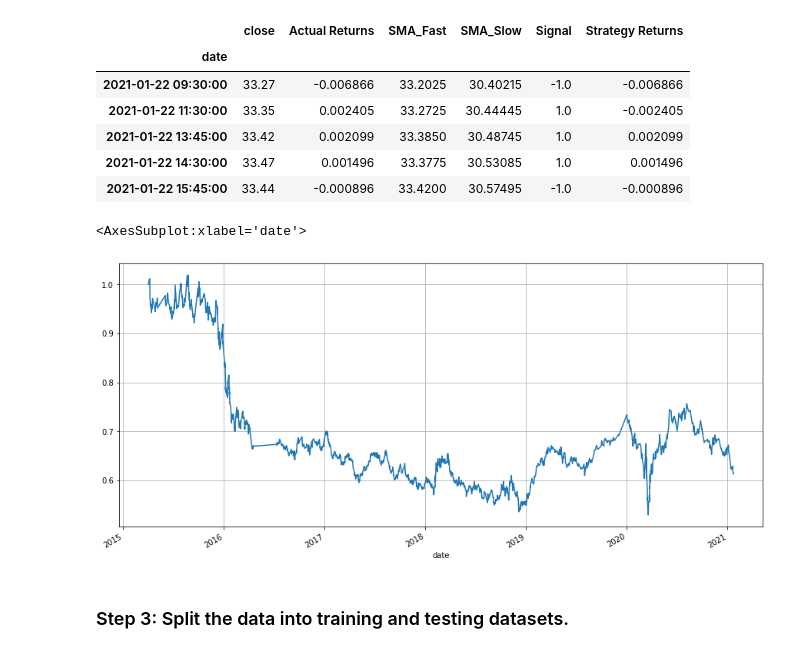
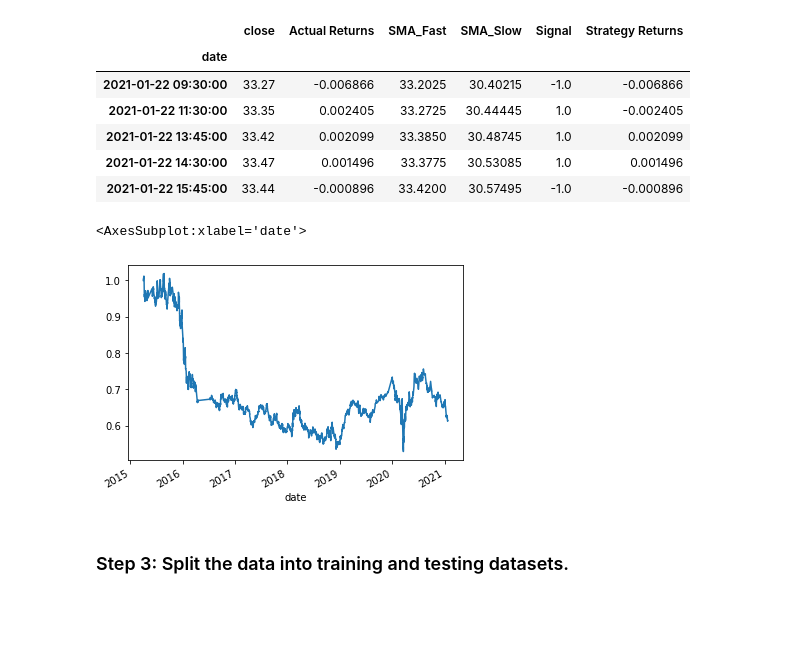
Before and after one commit to ScientiaCapital/Machine-Learning-AlgoTrading, a Jupyter notebook: machine_learning_trading_bot.ipynb, the cells around one changed output. Cells and saved outputs as stored; diff of their text form; code cells hidden in the pictures; blank space fills up the shorter version.

```diff
--- a/machine_learning_trading_bot.ipynb
+++ b/machine_learning_trading_bot.ipynb
@@ -118,17 +122,17 @@ ohlcv_df.head(-5)
 4318 rows × 5 columns
 # %%
 # Filter the date index and close columns
-signals_df = ohlcv_df.loc[:, ["close"]]
+svm_1_signals_df = ohlcv_df.loc[:, ["close"]]
 
 # Use the pct_change function to generate  returns from close prices
-signals_df["Actual Returns"] = signals_df["close"].pct_change()
+svm_1_signals_df["Actual Returns"] = svm_1_signals_df["close"].pct_change()
 
 # Drop all NaN values from the DataFrame
-signals_df = signals_df.dropna()
+svm_1_signals_df = svm_1_signals_df.dropna()
 
 # Review the DataFrame
-display(signals_df.head())
-display(signals_df.tail())
+display(svm_1_signals_df.head())
+display(svm_1_signals_df.tail())
 # %% [output]
 |  | close | Actual Returns |
 | date |  |  |
@@ -148,18 +152,18 @@ display(signals_df.tail())
 ## Step 2: Generate trading signals using short- and long-window SMA values.
 # %%
 # Set the short window and long window
-short_window = 4
-long_window = 100
+svm_1_short_window = 4
+svm_1_long_window = 100
 
 # Generate the fast and slow simple moving averages (4 and 100 days, respectively)
-signals_df['SMA_Fast'] = signals_df['close'].rolling(window=short_window).mean()
-signals_df['SMA_Slow'] = signals_df['close'].rolling(window=long_window).mean()
+svm_1_signals_df['SMA_Fast'] = svm_1_signals_df['close'].rolling(window=svm_1_short_window).mean()
+svm_1_signals_df['SMA_Slow'] = svm_1_signals_df['close'].rolling(window=svm_1_long_window).mean()
 
-signals_df = signals_df.dropna()
+svm_1_signals_df = svm_1_signals_df.dropna()
 
 # Review the DataFrame
-display(signals_df.head())
-display(signals_df.tail())
+display(svm_1_signals_df.head())
+display(svm_1_signals_df.tail())
 # %% [output]
 |  | close | Actual Returns | SMA_Fast | SMA_Slow |
 | date |  |  |  |  |
@@ -177,17 +181,17 @@ display(signals_df.tail())
 | 2021-01-22 15:45:00 | 33.44 | -0.000896 | 33.4200 | 30.57495 |
 # %%
 # Initialize the new Signal column
-signals_df['Signal'] = 0.0
+svm_1_signals_df['Signal'] = 0.0
 
 # When Actual Returns are greater than or equal to 0, generate signal to buy stock long
-signals_df.loc[(signals_df['Actual Returns'] >= 0), 'Signal'] = 1
+svm_1_signals_df.loc[(svm_1_signals_df['Actual Returns'] >= 0), 'Signal'] = 1
 
 # When Actual Returns are less than 0, generate signal to sell stock short
-signals_df.loc[(signals_df['Actual Returns'] < 0), 'Signal'] = -1
+svm_1_signals_df.loc[(svm_1_signals_df['Actual Returns'] < 0), 'Signal'] = -1
 
 # Review the DataFrame
-display(signals_df.head())
-display(signals_df.tail())
+display(svm_1_signals_df.head())
+display(svm_1_signals_df.tail())
 # %% [output]
 |  | close | Actual Returns | SMA_Fast | SMA_Slow | Signal |
 | date |  |  |  |  |  |
@@ -211,11 +215,11 @@ signals_df['Signal'].value_counts()
 Name: Signal, dtype: int64
 # %%
 # Calculate the strategy returns and add them to the signals_df DataFrame
-signals_df['Strategy Returns'] = signals_df['Actual Returns'] * signals_df['Signal'].shift()
+svm_1_signals_df['Strategy Returns'] = svm_1_signals_df['Actual Returns'] * svm_1_signals_df['Signal'].shift()
 
 # Review the DataFrame
-display(signals_df.head())
-display(signals_df.tail())
+display(svm_1_signals_df.head())
+display(svm_1_signals_df.tail())
 # %% [output]
 |  | close | Actual Returns | SMA_Fast | SMA_Slow | Signal | Strategy Returns |
 | date |  |  |  |  |  |  |
@@ -233,10 +237,10 @@ display(signals_df.tail())
 | 2021-01-22 15:45:00 | 33.44 | -0.000896 | 33.4200 | 30.57495 | -1.0 | -0.000896 |
 # %%
 # Plot Strategy Returns to examine performance
-(1 + signals_df['Strategy Returns']).cumprod().plot(figsize = (15, 7), grid = True)
+(1 + svm_1_signals_df['Strategy Returns']).cumprod().plot()
 # %% [output]
 <AxesSubplot:xlabel='date'>
-[figure, old version]
+[figure, new version]
 # %% [markdown]
 ### Step 3: Split the data into training and testing datasets.
 # %%
```
Also changed, not shown: parts of 74 cells of this notebook.
